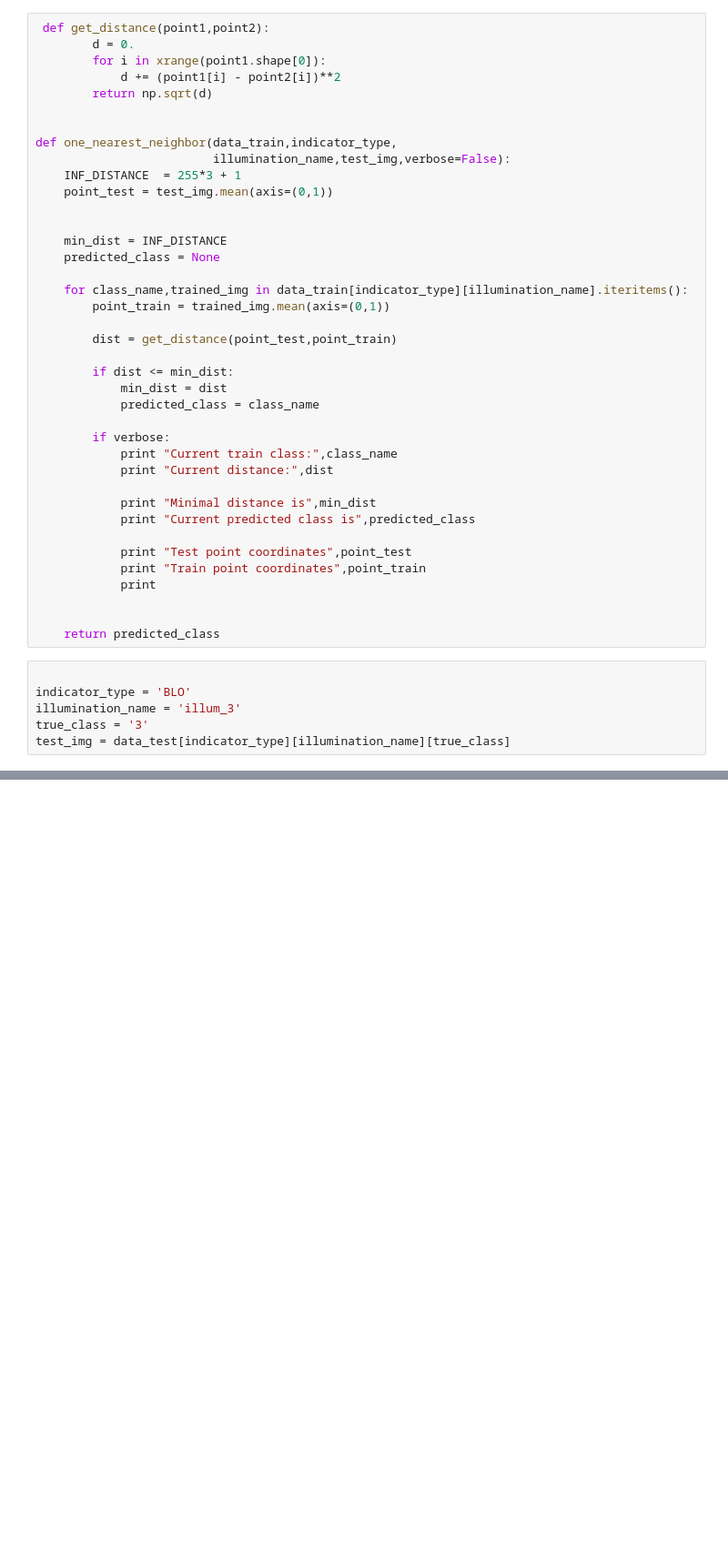
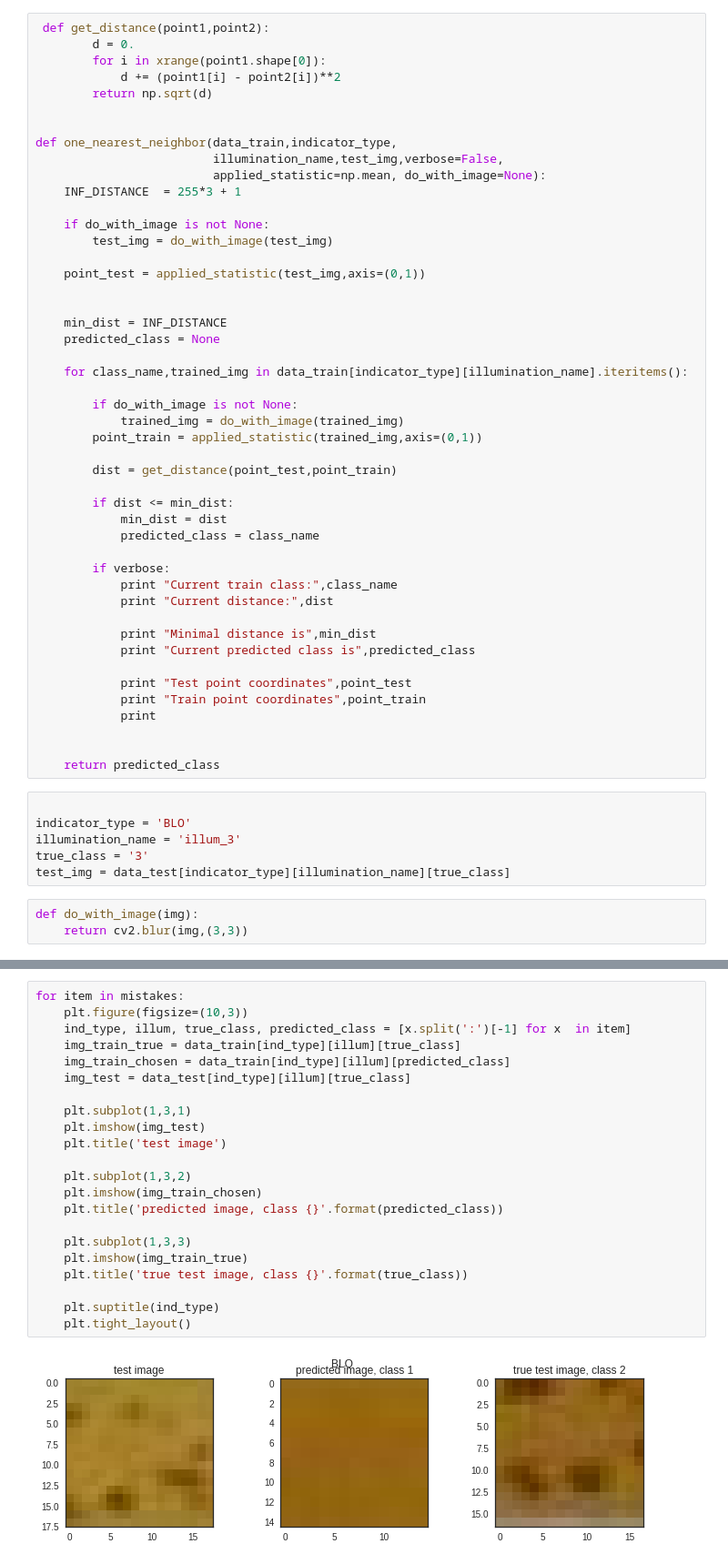
Before and after one commit to lysukhin/urinalysis, a Jupyter notebook: scripts/notebooks/col_exp_3.ipynb, the cells around one changed output, grey strips where cells are left out. Shown at 91% size. Saved outputs shown, nothing was run; the diff lists cells and outputs as text; blank space fills up the shorter version.

```diff
--- a/scripts/notebooks/col_exp_3.ipynb
+++ b/scripts/notebooks/col_exp_3.ipynb
@@ -114,16 +145,24 @@ for inds,illums in data_train.iteritems():
 
 
 def one_nearest_neighbor(data_train,indicator_type,
-                         illumination_name,test_img,verbose=False):
+                         illumination_name,test_img,verbose=False,
+                         applied_statistic=np.mean, do_with_image=None):
     INF_DISTANCE  = 255*3 + 1
-    point_test = test_img.mean(axis=(0,1))
+
+    if do_with_image is not None:
+        test_img = do_with_image(test_img)
+
+    point_test = applied_statistic(test_img,axis=(0,1))
 
 
     min_dist = INF_DISTANCE
     predicted_class = None
 
     for class_name,trained_img in data_train[indicator_type][illumination_name].iteritems():
-        point_train = trained_img.mean(axis=(0,1))
+
+        if do_with_image is not None:
+            trained_img = do_with_image(trained_img)
+        point_train = applied_statistic(trained_img,axis=(0,1))
 
         dist = get_distance(point_test,point_train)
 
@@ -150,3 +189,6 @@ indicator_type = 'BLO'
 illumination_name = 'illum_3'
 true_class = '3'
 test_img = data_test[indicator_type][illumination_name][true_class]
+# %%
+def do_with_image(img):
+    return cv2.blur(img,(3,3))
@@ -152,0 +251,24 @@ test_img = data_test[indicator_type][illumination_name][true_class]
+# %%
+for item in mistakes:
+    plt.figure(figsize=(10,3))
+    ind_type, illum, true_class, predicted_class = [x.split(':')[-1] for x  in item]
+    img_train_true = data_train[ind_type][illum][true_class]
+    img_train_chosen = data_train[ind_type][illum][predicted_class]
+    img_test = data_test[ind_type][illum][true_class]
+
+    plt.subplot(1,3,1)
+    plt.imshow(img_test)
+    plt.title('test image')
+
+    plt.subplot(1,3,2)
+    plt.imshow(img_train_chosen)
+    plt.title('predicted image, class {}'.format(predicted_class))
+
+    plt.subplot(1,3,3)
+    plt.imshow(img_train_true)
+    plt.title('true test image, class {}'.format(true_class))
+
+    plt.suptitle(ind_type)
+    plt.tight_layout()
+# %% [output]
+[figure, added]
```
Also changed, not shown: parts of 19 cells of this notebook.
